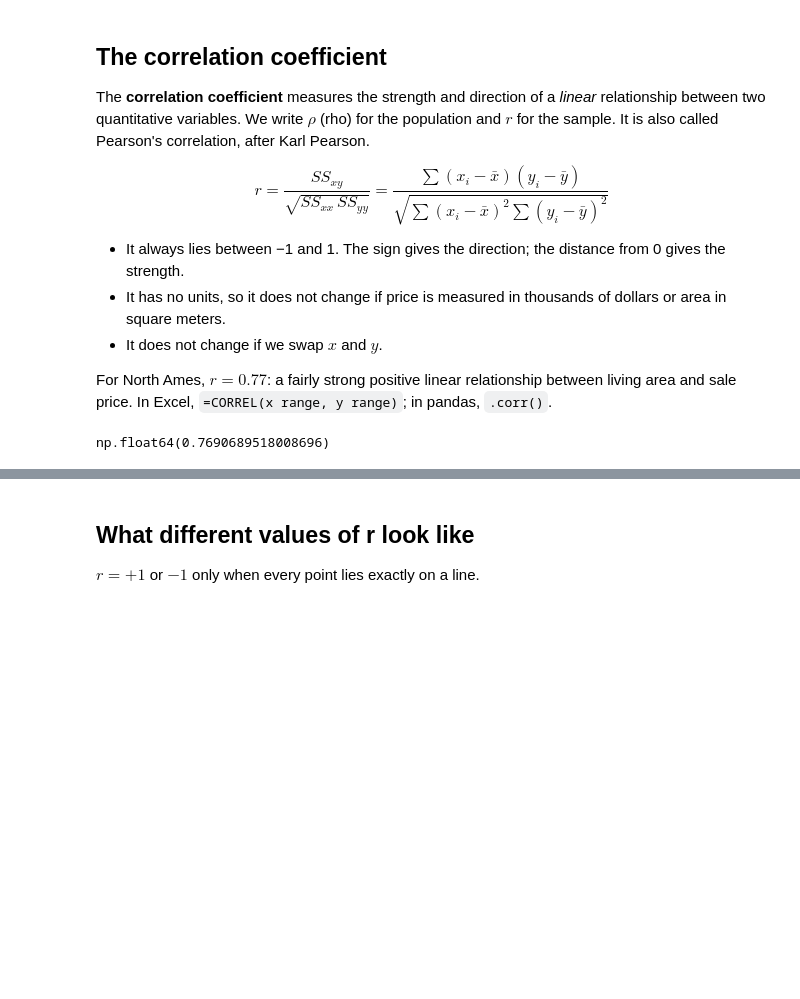
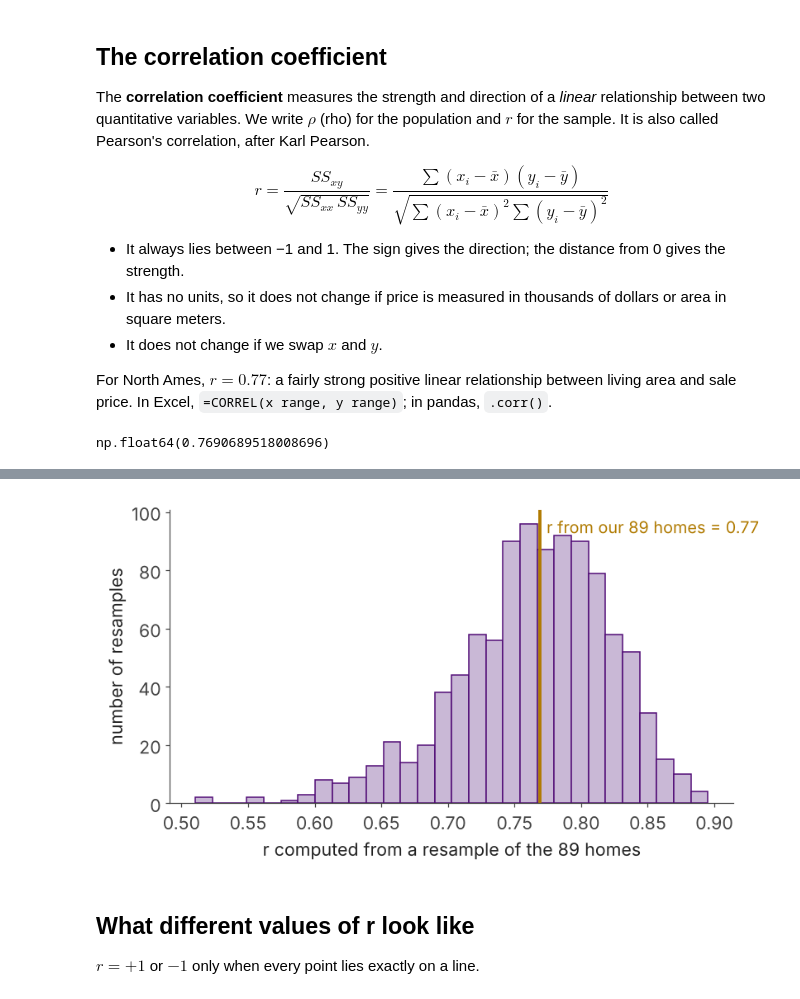
Before and after one commit to ust-buan-640/buan-640-notebooks, a Jupyter notebook: notebooks/m11-5-correlation.ipynb, the cells around one changed output, grey strips where cells are left out. Drawn from its saved outputs; the diff is of its cells as text; code cells hidden in the pictures; blank space fills up the shorter version.

```diff
--- a/notebooks/m11-5-correlation.ipynb
+++ b/notebooks/m11-5-correlation.ipynb
@@ -85,3 +97,19 @@ np.float64(0.7690689518008696)
+# %%
+# @title Show the plotting code
+rngr = np.random.default_rng(2007)
+r_hat = np.corrcoef(x, y)[0, 1]
+rs = []
+for k in range(1000):
+    idx = rngr.integers(0, len(x), len(x))
+    rs.append(np.corrcoef(x[idx], y[idx])[0, 1])
+fig, ax = plt.subplots(figsize=(8, 4.2))
+ax.hist(rs, bins=30, color=LIGHT, edgecolor=PURPLE)
+ax.axvline(r_hat, color=GOLD, lw=2.5)
+ax.text(r_hat + 0.005, ax.get_ylim()[1] * 0.92, f"r from our 89 homes = {r_hat:.2f}", color=GOLD, fontsize=13)
+ax.set_xlabel("r computed from a resample of the 89 homes"); ax.set_ylabel("number of resamples")
+plt.show()
+# %% [output]
+[figure, added]
 # %% [markdown]
 ## What different values of r look like
 
```
Also changed, not shown: parts of 5 cells of this notebook.
